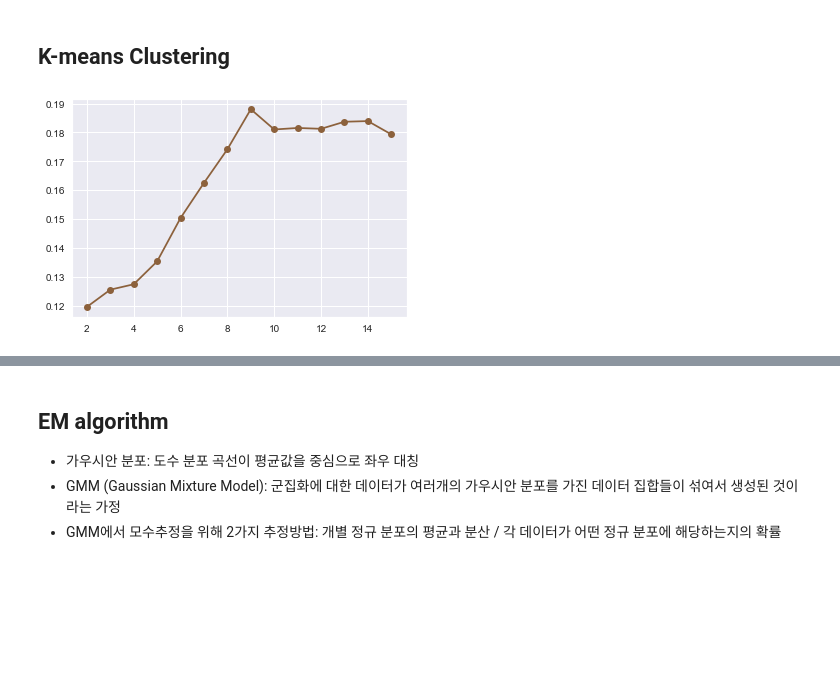
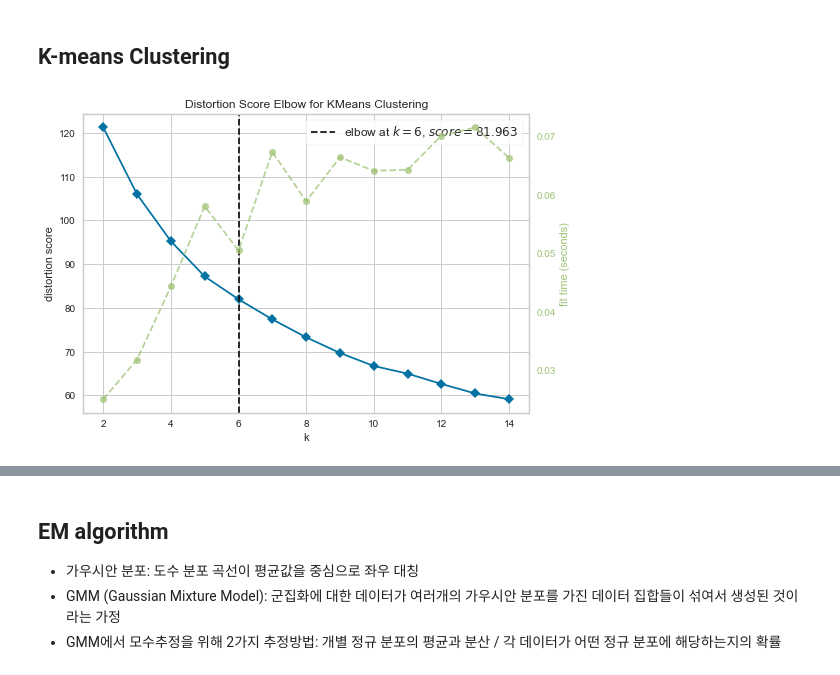
Before and after one commit to rainmaker712/machine-learning-note, a Jupyter notebook: unsupervised_learning/unsupervised_learning.ipynb, the cells around one changed output, grey strips where cells are left out. Saved outputs shown, nothing was run; the diff lists cells and outputs as text; code cells hidden in the pictures; blank space fills up the shorter version.

Commit message:
[Feat] Update for clustering visualizaiton

```diff
--- a/unsupervised_learning/unsupervised_learning.ipynb
+++ b/unsupervised_learning/unsupervised_learning.ipynb
@@ -76,19 +76,3 @@ df_digit = pd.concat([X_df, y_target], axis=1)
 # Clustering
 # %% [markdown]
 ## K-means Clustering
-# %%
-sil_scores = []
-
-
-num_k = 15
-
-for k in range(2, num_k+1):
-    kmeans = KMeans(n_clusters=k, n_init=10, random_state=seed).fit(df_digit.iloc[:,:-1])
-    sil_score = silhouette_score(df_digit.iloc[:,:-1], kmeans.labels_)
-    sil_scores.append(sil_score)
-# %%
-plt.plot(list(range(2, num_k+1)), sil_scores, "-o", color="C5")
-plt.grid()
-plt.show()
-# %% [output]
-[figure, removed]
@@ -94,0 +115,16 @@ plt.show()
+# %%
+# 결과는 다음과 같이 나왔는데, 파란색이 각 데이터들의 군집 중심과의 평균 거리
+# 초록색은 학습 시간을 나타낸다고 합니다.
+# 검정색 점선의 위치를 보았을 떄, 여기서는 k = 4인 경우를 추천해주는 듯 합니다.
+# 절대적인 정답이 있는 것은 아니니, 하나의 평가 지표로 활용하시면 좋을 듯 합니다.
+
+def elbow_plotter(df_x, num_k):
+    kmeans = KMeans()
+    visualizer = KElbowVisualizer(kmeans, k=(2,num_k))
+    visualizer.fit(df_x)
+    visualizer.show()
+
+elbow_plotter(df_diabet.iloc[:,:-1], num_k)
+# elbow_plotter(df_digit.iloc[:,:-1], num_k)
+# %% [output]
+[figure, added]
```
Also changed, not shown: parts of 21 cells of this notebook.
